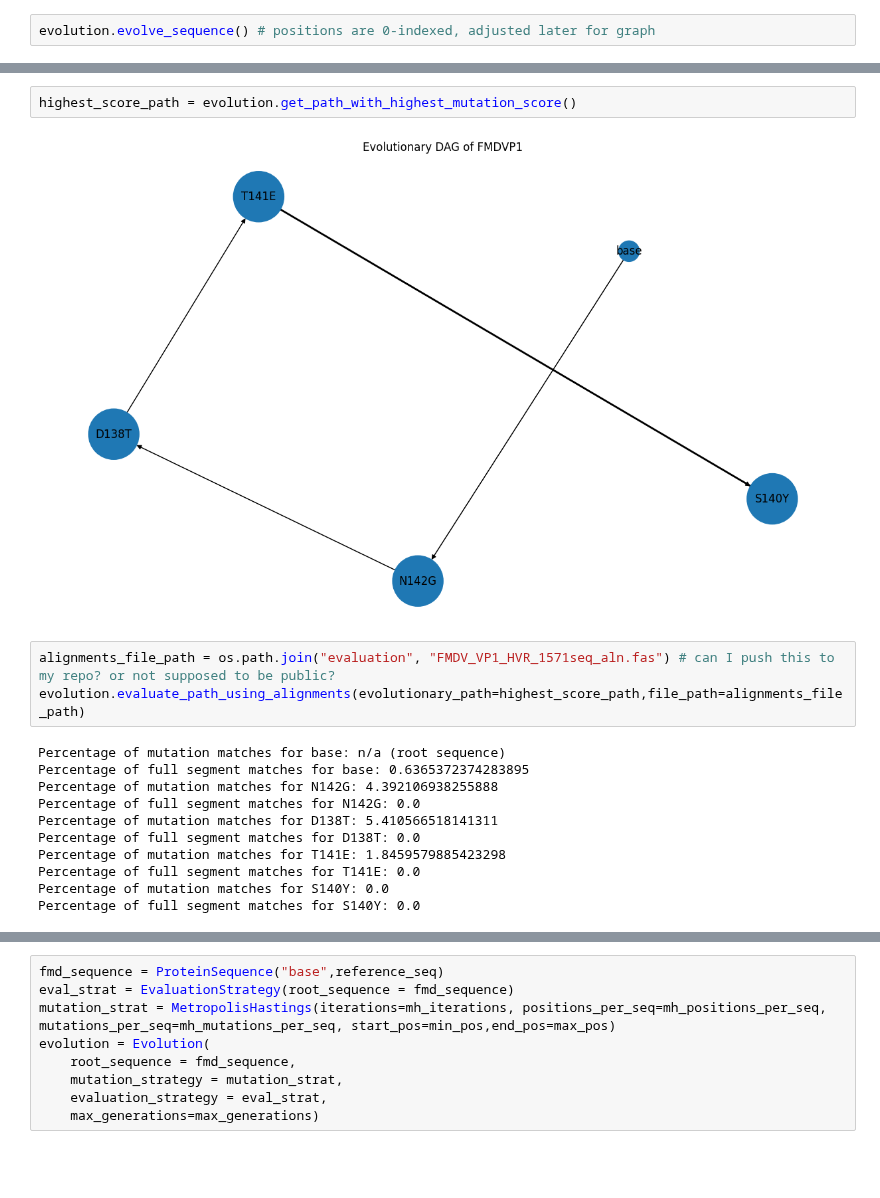
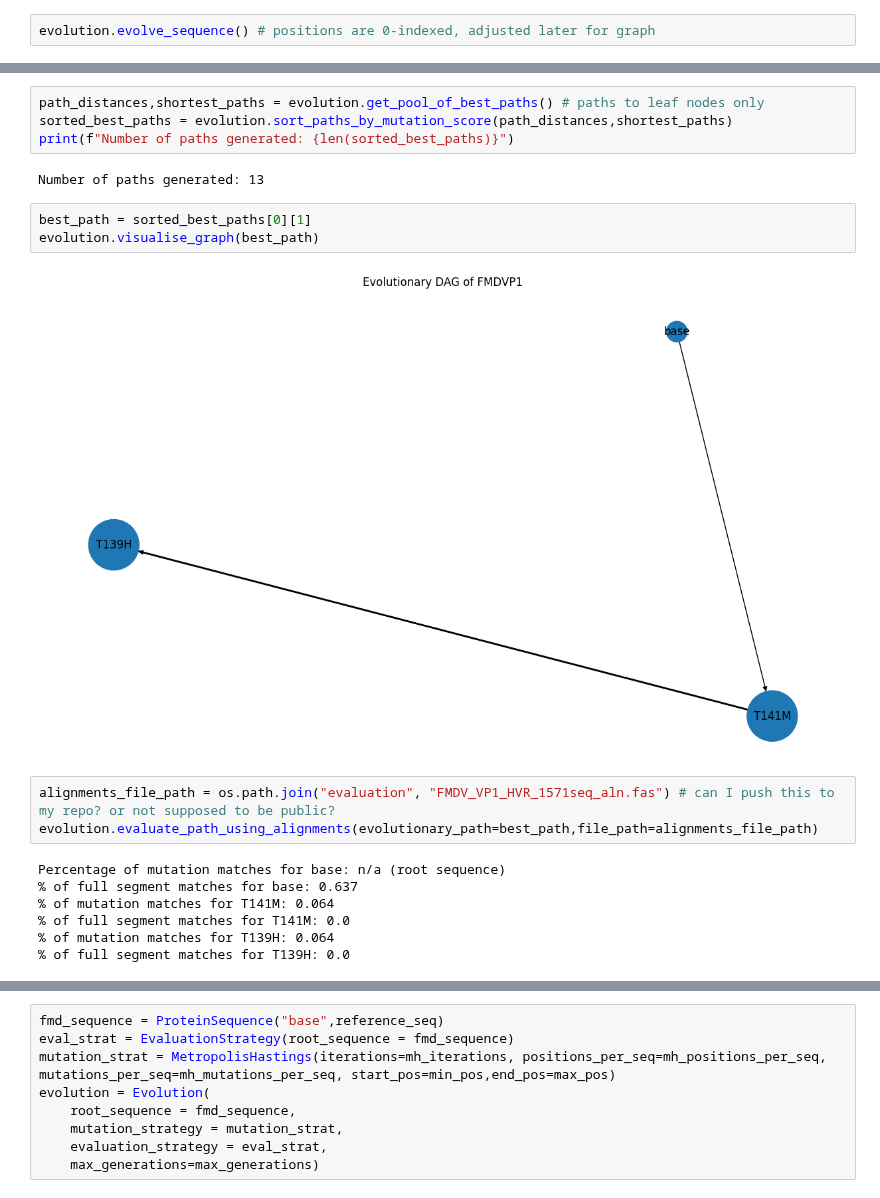
Before and after one commit to aubreyagub/esm2_for_fmdv, a Jupyter notebook: fmd_evolution/fmd-mh.ipynb, the cells around one changed output, grey strips where cells are left out. Saved outputs shown, nothing was run; the diff lists cells and outputs as text; blank space fills up the shorter version.

Commit message:
retrieve pool of paths isntead of retrieving a single best path, and be able to visualise each path

```diff
--- a/fmd_evolution/fmd-mh.ipynb
+++ b/fmd_evolution/fmd-mh.ipynb
@@ -62,18 +62,21 @@ evolution.visualise_graph()
+# %%
+path_distances,shortest_paths = evolution.get_pool_of_best_paths() # paths to leaf nodes only
+sorted_best_paths = evolution.sort_paths_by_mutation_score(path_distances,shortest_paths)
+print(f"Number of paths generated: {len(sorted_best_paths)}")
+# %% [output]
+Number of paths generated: 13
 # %%
-highest_score_path = evolution.get_path_with_highest_mutation_score()
+best_path = sorted_best_paths[0][1]
+evolution.visualise_graph(best_path)
 # %% [output]
-[figure, old version]
+[figure, new version]
 # %%
 alignments_file_path = os.path.join("evaluation", "FMDV_VP1_HVR_1571seq_aln.fas") # can I push this to my repo? or not supposed to be public?
-evolution.evaluate_path_using_alignments(evolutionary_path=highest_score_path,file_path=alignments_file_path)
+evolution.evaluate_path_using_alignments(evolutionary_path=best_path,file_path=alignments_file_path)
 # %% [output]
 Percentage of mutation matches for base: n/a (root sequence)
-Percentage of full segment matches for base: 0.6365372374283895
-Percentage of mutation matches for N142G: 4.392106938255888
-Percentage of full segment matches for N142G: 0.0
-Percentage of mutation matches for D138T: 5.410566518141311
-Percentage of full segment matches for D138T: 0.0
-Percentage of mutation matches for T141E: 1.8459579885423298
-Percentage of full segment matches for T141E: 0.0
-Percentage of mutation matches for S140Y: 0.0
-Percentage of full segment matches for S140Y: 0.0
+% of full segment matches for base: 0.637
+% of mutation matches for T141M: 0.064
+% of full segment matches for T141M: 0.0
+% of mutation matches for T139H: 0.064
+% of full segment matches for T139H: 0.0
```
Also changed, not shown: parts of 3 cells of this notebook, 1 other file.
